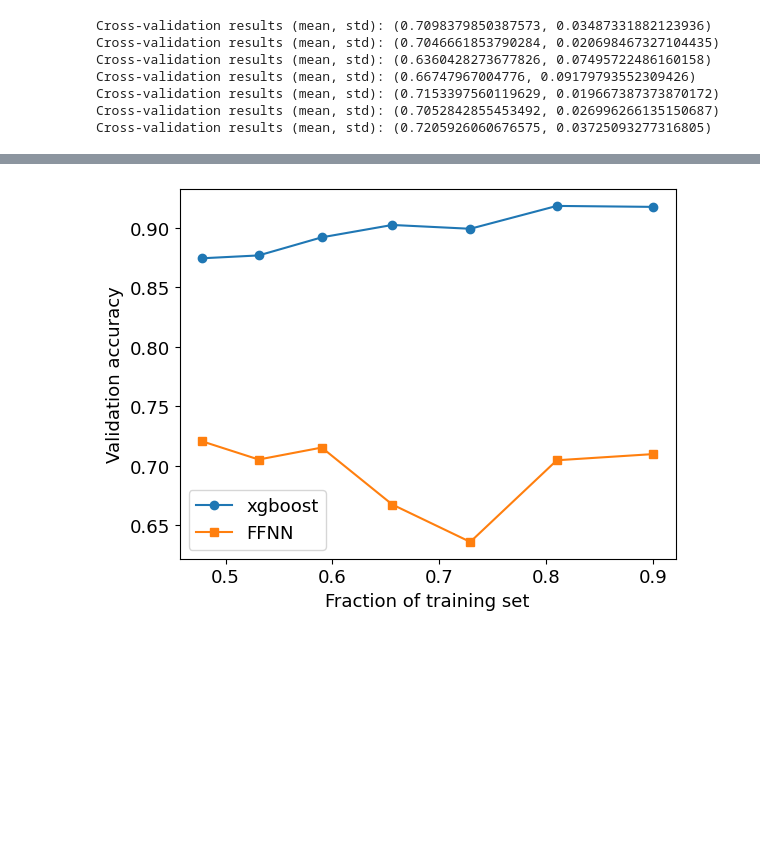
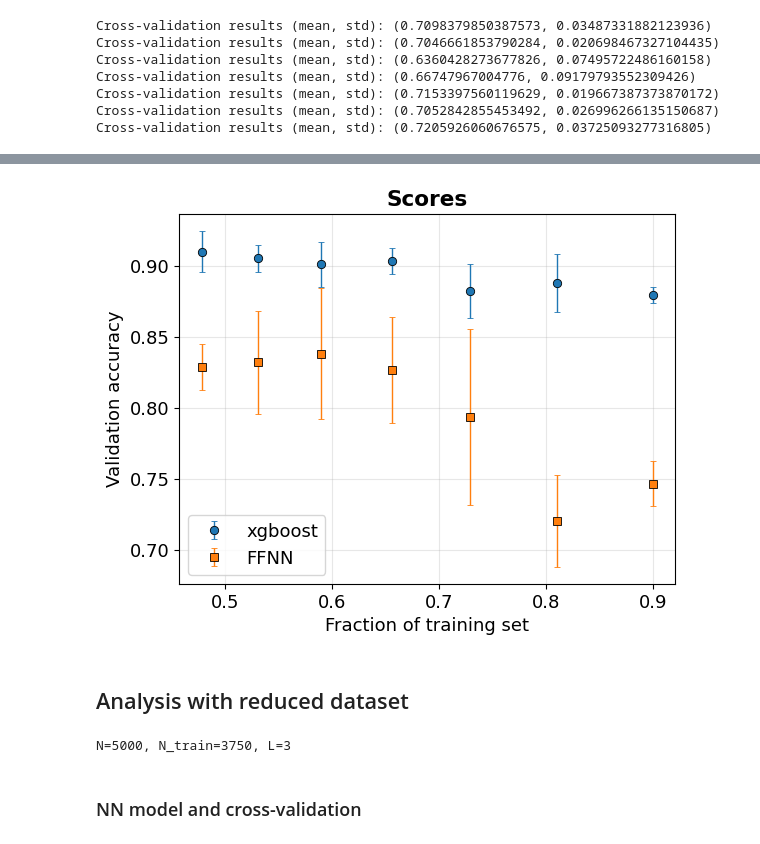
Before and after one commit to BelliLuigi/LCP-B, a Jupyter notebook: ex4/xgb_class_25.ipynb, the cells around one changed output, grey strips where cells are left out. Cells and saved outputs as stored; diff of their text form; code cells hidden in the pictures; blank space fills up the shorter version.

```diff
--- a/ex4/xgb_class_25.ipynb
+++ b/ex4/xgb_class_25.ipynb
@@ -27,7 +35,9 @@ from keras.layers import Dense, Dropout
 from keras.callbacks import EarlyStopping
 from matplotlib.ticker import MultipleLocator
 from sklearn.preprocessing import StandardScaler
+from keras.optimizers import Adam
+from keras.layers import BatchNormalization
 
-#rng = np.random.default_rng(1758)
+rng = np.random.default_rng(1758)
 # %% [output]
 XGBoost version: 2.1.1
@@ -449,6 +434,7 @@ fnamex=dname+'x'+str0
 fnamey=dname+'y'+str0
 x = np.loadtxt(fnamex, delimiter=" ",dtype=float)
 y = np.loadtxt(fnamey)
+x=Standardize(x)
 y = y.astype(int)
 
 # REMOVING ONE FEATURE (feature 2)
@@ -678,6 +684,3 @@ def k_fold_cross_validation(x_train, y_train, k):
 
     results = (np.mean(model_perf), np.std(model_perf))
     return best_model, results
-# %%
-best_model, results = k_fold_cross_validation(x_train, y_train, 5)
-print("Cross-validation results (mean, std):", results)
@@ -707,17 +749,11 @@ Cross-validation results (mean, std): (0.7205926060676575, 0.03725093277316805)
 # %%
-learning_rate=0.4
-n_estimators=44
-reg_lambda=1e-4
-xgb_best_model = XGBClassifier(seed=1,
-                    objective='binary:logistic',
-                    importance_type="gain",
-                    learning_rate=learning_rate,
-                    reg_lambda=reg_lambda,
-                    n_estimators=n_estimators)
-accuracy_values = []
+x_range = [round(0.9 ** i, 3) for i in range(1, 8)]
+XGB_accuracies_values = []
 
-for fraction in np.arange(1,8):
-    num_samples = int(len(x_train) * 0.9)
+for fraction in x_range[::-1]:
+    num_samples = int(len(x_train) * fraction)
     sample_idx = np.random.choice(len(x_train), size=num_samples, replace=False)
-    x_train, y_train = x_train[sample_idx],y_train[sample_idx]
-    accuracy_values.append(classify(clf=xgb_best_model,show=False))
+    sample_x_train, sample_y_train = x_train[sample_idx],y_train[sample_idx]
+    _, results = xgb_k_cross_validation(sample_x_train, sample_y_train, 5)
+
+    XGB_accuracies_values.append(results)
@@ -739,12 +760,43 @@ errors: 12.56%   Accuracy=0.874
 # %%
 x_range = [round(0.9 ** i, 3) for i in range(1, 8)]
+XGB_accuracies_values=np.array(XGB_accuracies_values)
+NN_accuracies_values=np.array(NN_accuracies_values)
+plt.errorbar(x_range, XGB_accuracies_values[:,0],yerr=XGB_accuracies_values[:,1], fmt='o', label='xgboost', ms=6, mew=.6, mec='k', elinewidth=1,  capsize=2)
+plt.errorbar(x_range, NN_accuracies_values[:,0], yerr=NN_accuracies_values[:,1], fmt='s', label='FFNN',ms=6, mew=.6, mec='k', elinewidth=1,  capsize=2)
+plt.title('XGBoost vs FFNN accuracy')
 
-plt.plot(x_range, accuracy_values, marker='o', label='xgboost')
-plt.plot(x_range, NN_accuracies_values, marker='s', label='FFNN')
 plt.xlabel('Fraction of training set')
 plt.ylabel('Validation accuracy')
+plt.title('Scores', weight='bold')
+plt.grid(alpha=.3)
+
 plt.legend()
 plt.show()
 plt.close()
 # %% [output]
-[figure, old version]
+[figure, new version]
+# %% [markdown]
+## Analysis with reduced dataset
+# %%
+dname="./DATA/"
+str0="_XGB_25.dat"
+fnamex=dname+'x'+str0
+fnamey=dname+'y'+str0
+x = np.loadtxt(fnamex, delimiter=" ",dtype=float)
+y = np.loadtxt(fnamey)
+y = y.astype(int)
+
+x = Standardize(x)
+# REMOVING ONE FEATURE (feature 2)
+x=np.delete(x,2,axis=1)
+
+N,L = len(x), len(x[0])
+
+N_train = int(0.75*N)
+x_train,y_train = x[:N_train],y[:N_train]
+x_test,y_test = x[N_train:],y[N_train:]
+print(f"N={N}, N_train={N_train}, L={L}")
+# %% [output]
+N=5000, N_train=3750, L=3
+# %% [markdown]
+### NN model and cross-validation
```
Also changed, not shown: parts of 39 cells of this notebook, 3 other files.
